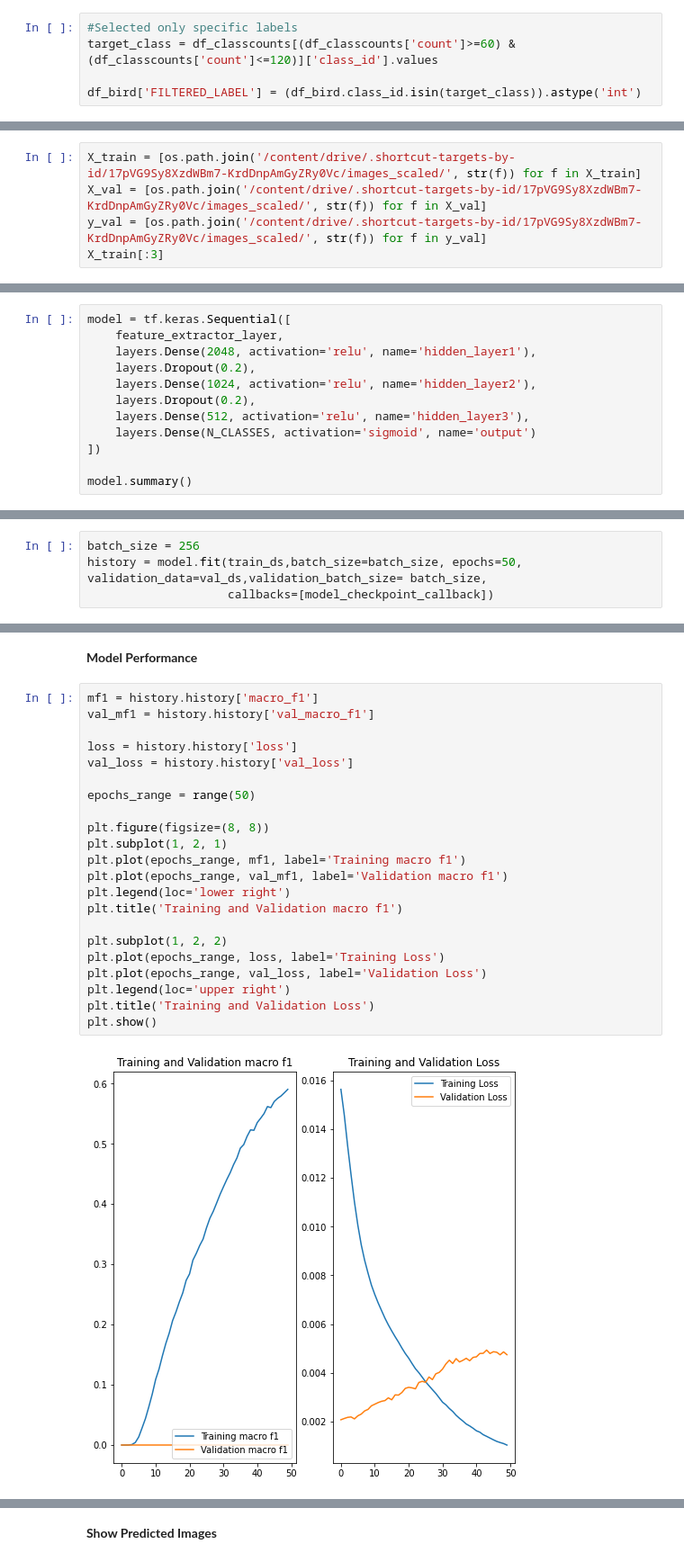
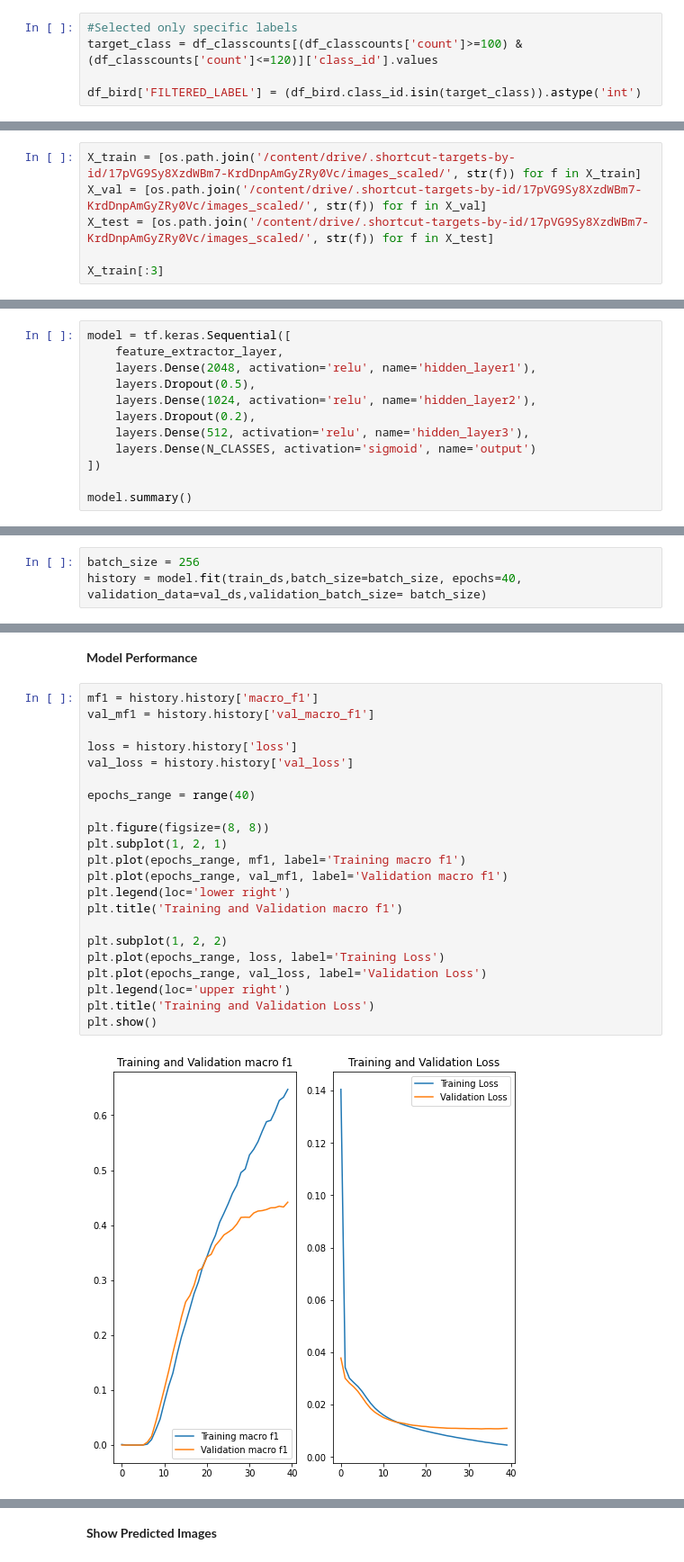
Before and after one commit to rmd-davis/MMAI_894, a Jupyter notebook: MMAI_894_TransferLearning_Kishore.ipynb, the cells around one changed output, grey strips where cells are left out. Shown at 90% size. Cells and saved outputs as stored; diff of their text form.

Commit message:
finalizing model

```diff
--- a/MMAI_894_TransferLearning_Kishore.ipynb
+++ b/MMAI_894_TransferLearning_Kishore.ipynb
@@ -116,7 +116,7 @@ df_bird.groupby(['class_id'])['class_id'].count().reset_index(name='count').sort
 df_classcounts = df_bird.groupby(['class_id'])['class_id'].count().reset_index(name='count').sort_values(['count'], ascending=False)
 # %%
 #Selected only specific labels
-target_class = df_classcounts[(df_classcounts['count']>=60) & (df_classcounts['count']<=120)]['class_id'].values
+target_class = df_classcounts[(df_classcounts['count']>=100) & (df_classcounts['count']<=120)]['class_id'].values
 
 df_bird['FILTERED_LABEL'] = (df_bird.class_id.isin(target_class)).astype('int')
 # %%
@@ -198,6 +200,7 @@ Total Images in Train Test Val Set is:  43955
 # %%
 X_train = [os.path.join('/content/drive/.shortcut-targets-by-id/17pVG9Sy8XzdWBm7-KrdDnpAmGyZRy0Vc/images_scaled/', str(f)) for f in X_train]
 X_val = [os.path.join('/content/drive/.shortcut-targets-by-id/17pVG9Sy8XzdWBm7-KrdDnpAmGyZRy0Vc/images_scaled/', str(f)) for f in X_val]
-y_val = [os.path.join('/content/drive/.shortcut-targets-by-id/17pVG9Sy8XzdWBm7-KrdDnpAmGyZRy0Vc/images_scaled/', str(f)) for f in y_val]
+X_test = [os.path.join('/content/drive/.shortcut-targets-by-id/17pVG9Sy8XzdWBm7-KrdDnpAmGyZRy0Vc/images_scaled/', str(f)) for f in X_test]
+
 X_train[:3]
 # %% [output]
@@ -313,7 +322,7 @@ feature_extractor_layer.trainable = False
 model = tf.keras.Sequential([
     feature_extractor_layer,
     layers.Dense(2048, activation='relu', name='hidden_layer1'),
-    layers.Dropout(0.2),
+    layers.Dropout(0.5),
     layers.Dense(1024, activation='relu', name='hidden_layer2'),
     layers.Dropout(0.2),
     layers.Dense(512, activation='relu', name='hidden_layer3'),
@@ -368,5 +371,4 @@ model.compile(
 # %%
 batch_size = 256
-history = model.fit(train_ds,batch_size=batch_size, epochs=50, validation_data=val_ds,validation_batch_size= batch_size,
-                    callbacks=[model_checkpoint_callback])
+history = model.fit(train_ds,batch_size=batch_size, epochs=40, validation_data=val_ds,validation_batch_size= batch_size)
 # %% [output]
@@ -405,24 +403,24 @@ model.evaluate(test_ds, return_dict=True)
 # %%
 mf1 = history.history['macro_f1']
 val_mf1 = history.history['val_macro_f1']
 
 loss = history.history['loss']
 val_loss = history.history['val_loss']
 
-epochs_range = range(50)
+epochs_range = range(40)
 
 plt.figure(figsize=(8, 8))
 plt.subplot(1, 2, 1)
 plt.plot(epochs_range, mf1, label='Training macro f1')
 plt.plot(epochs_range, val_mf1, label='Validation macro f1')
 plt.legend(loc='lower right')
 plt.title('Training and Validation macro f1')
 
 plt.subplot(1, 2, 2)
 plt.plot(epochs_range, loss, label='Training Loss')
 plt.plot(epochs_range, val_loss, label='Validation Loss')
 plt.legend(loc='upper right')
 plt.title('Training and Validation Loss')
 plt.show()
 # %% [output]
-[figure, old version]
+[figure, new version]
```
Also changed, not shown: parts of 47 cells of this notebook.
